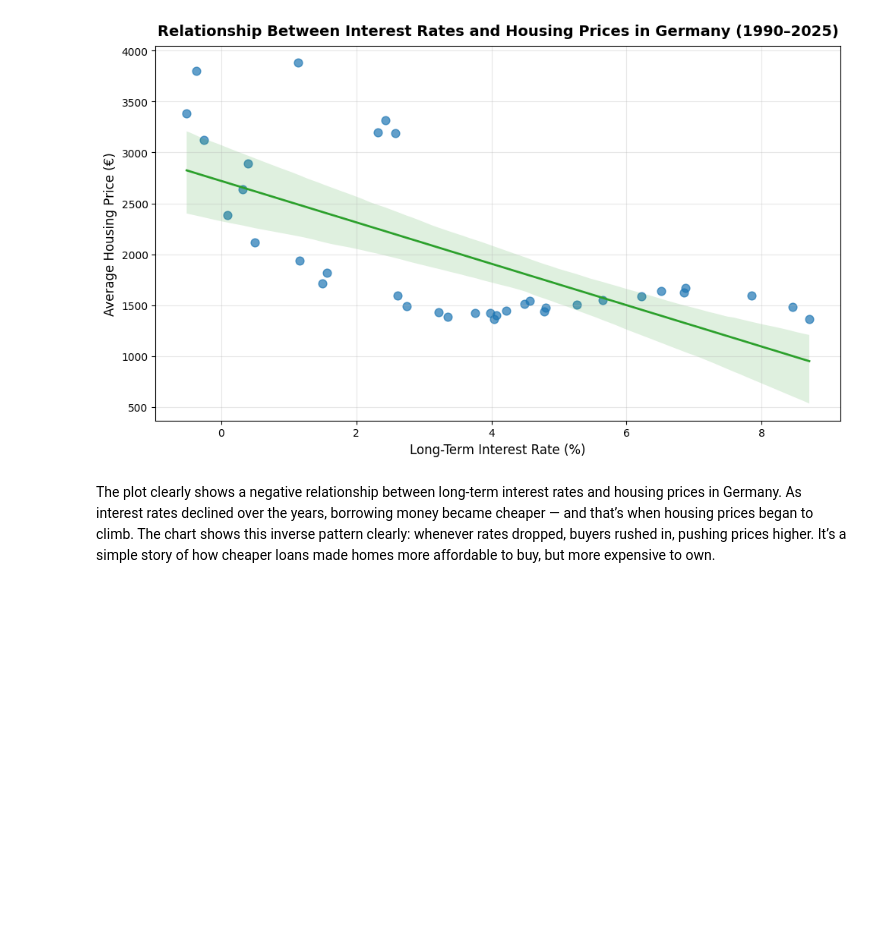
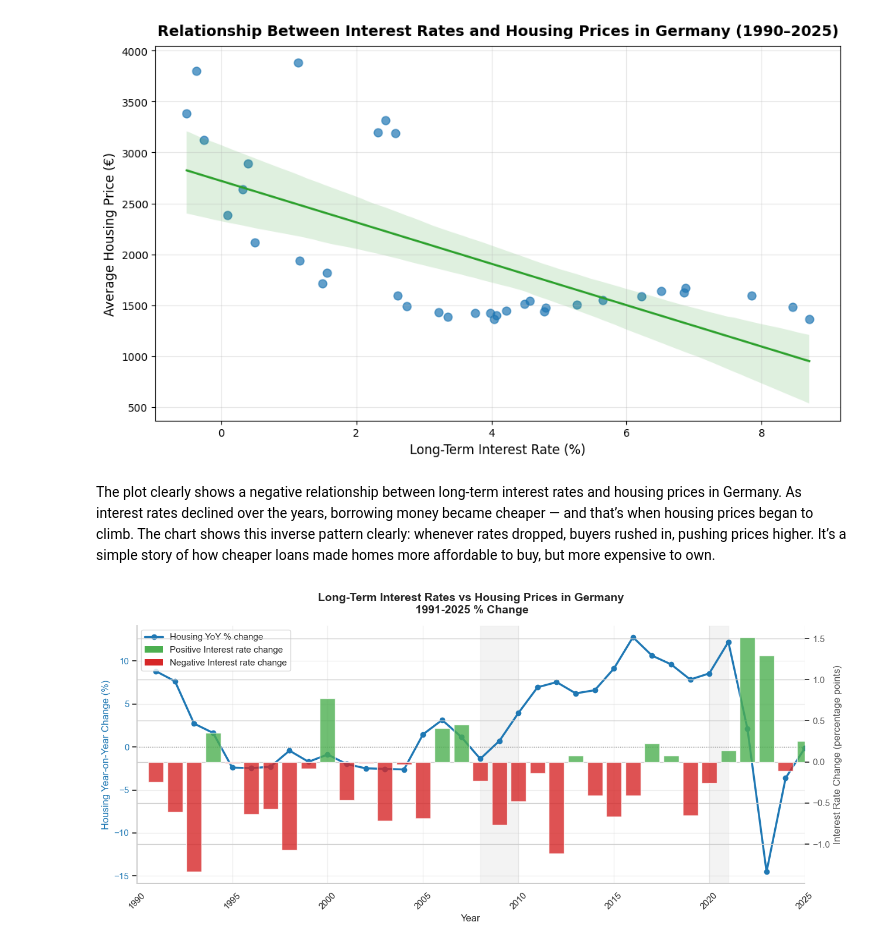
Before and after one commit to mansari40/DataStorytelling-German-Housing-Prices, a Jupyter notebook: Housing_vs_InterestRates.ipynb, the cells around one changed output. Drawn from its saved outputs; the diff is of its cells as text; code cells hidden in the pictures; blank space fills up the shorter version.

```diff
--- a/Housing_vs_InterestRates.ipynb
+++ b/Housing_vs_InterestRates.ipynb
@@ -198,3 +199,95 @@ plt.show()
 [figure]
 # %% [markdown]
 The plot clearly shows a negative relationship between long-term interest rates and housing prices in Germany. As interest rates declined over the years, borrowing money became cheaper — and that’s when housing prices began to climb. The chart shows this inverse pattern clearly: whenever rates dropped, buyers rushed in, pushing prices higher. It’s a simple story of how cheaper loans made homes more affordable to buy, but more expensive to own.
+# %%
+sns.set_theme(style="whitegrid")
+
+# merged_interest
+ir_df = (
+    merged_interest
+    .sort_values("Year")
+    .reset_index(drop=True)
+    .copy()
+)
+
+# YoY % change in housing prices
+ir_df["Housing_YoY_%"] = ir_df["Average_Price (€)"].pct_change() * 100
+
+# Year-on-year change in interest rate
+ir_df["IR_Change_pp"] = ir_df["Interest_Rate"].diff()
+
+# Keep rows where both are defined
+plot_df = ir_df.dropna(subset=["Housing_YoY_%", "IR_Change_pp"]).copy()
+
+plot_df = plot_df[(plot_df["Year"] >= 1990) & (plot_df["Year"] <= 2025)]
+
+# Colors for bars
+bar_colors = np.where(plot_df["IR_Change_pp"] >= 0, "#4CAF50", "#D62728")
+
+fig, ax1 = plt.subplots(figsize=(13, 6))
+
+# Housing YoY % line
+ax1.plot(
+    plot_df["Year"],
+    plot_df["Housing_YoY_%"],
+    color="#1F78B4",
+    marker="o",
+    linewidth=2.5,
+)
+ax1.set_xlabel("Year", fontsize=12)
+ax1.set_ylabel("Housing Year-on-Year Change (%)", fontsize=12, color="#1F78B4")
+ax1.tick_params(axis="y", labelcolor="#1F78B4")
+
+# Horizontal zero line
+ax1.axhline(0, color="grey", linewidth=1, linestyle=":")
+
+# Interest rate change bars
+ax2 = ax1.twinx()
+ax2.bar(
+    plot_df["Year"],
+    plot_df["IR_Change_pp"],
+    color=bar_colors,
+    alpha=0.8,
+    width=0.8,
+)
+ax2.set_ylabel("Interest Rate Change (percentage points)", fontsize=12, color="#555555")
+ax2.tick_params(axis="y", labelcolor="#555555")
+
+# Recession & Covid
+for (start, end) in [(2008, 2010), (2020, 2021)]:
+    ax1.axvspan(start, end, color="#ECECEC", alpha=0.6, zorder=0)
+
+# X-axis
+ax1.set_xlim(1990, 2025)
+ax1.set_xticks(np.arange(1990, 2026, 5))
+ax1.tick_params(axis="x", rotation=45)
+
+# Title
+plt.title(
+    "Long-Term Interest Rates vs Housing Prices in Germany\n 1991-2025 % Change",
+    fontsize=14,
+    fontweight="bold",
+    pad=15,
+)
+
+# Custom legend
+legend_elements = [
+    Line2D([0], [0], color="#1F78B4", marker="o", linewidth=2.5,
+           label="Housing YoY % change"),
+    Patch(facecolor="#4CAF50", edgecolor="none",
+          label="Positive Interest rate change"),
+    Patch(facecolor="#D62728", edgecolor="none",
+          label="Negative Interest rate change"),
+]
+ax1.legend(handles=legend_elements, loc="upper left", frameon=True)
+
+# styling
+ax1.grid(alpha=0.3)
+for spine in ["top", "right"]:
+    ax1.spines[spine].set_visible(False)
+    ax2.spines[spine].set_visible(False)
+
+plt.tight_layout()
+plt.show()
+# %% [output]
+[figure, added]
```
Also changed, not shown: parts of 4 cells of this notebook, 4 other files.
